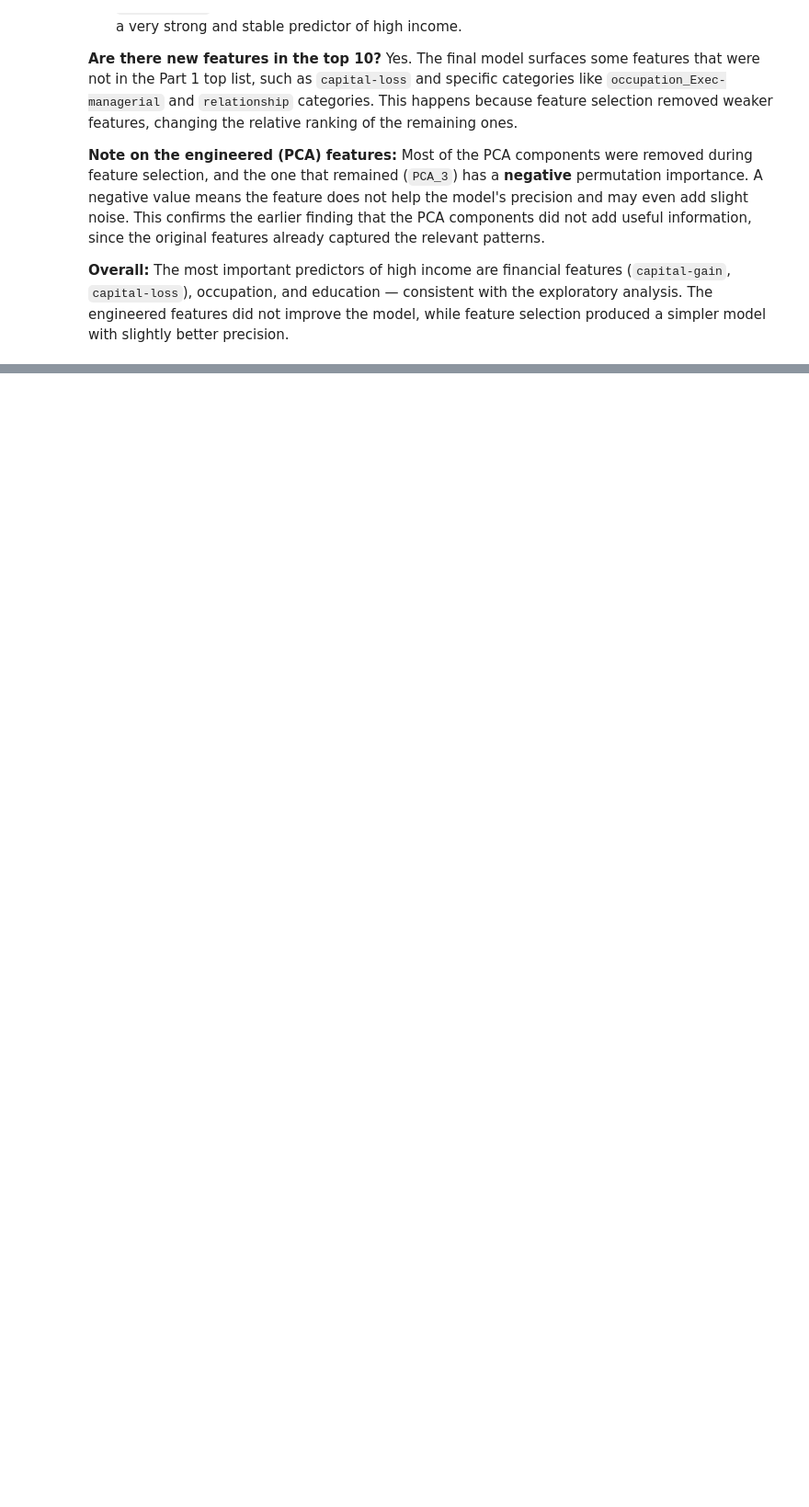
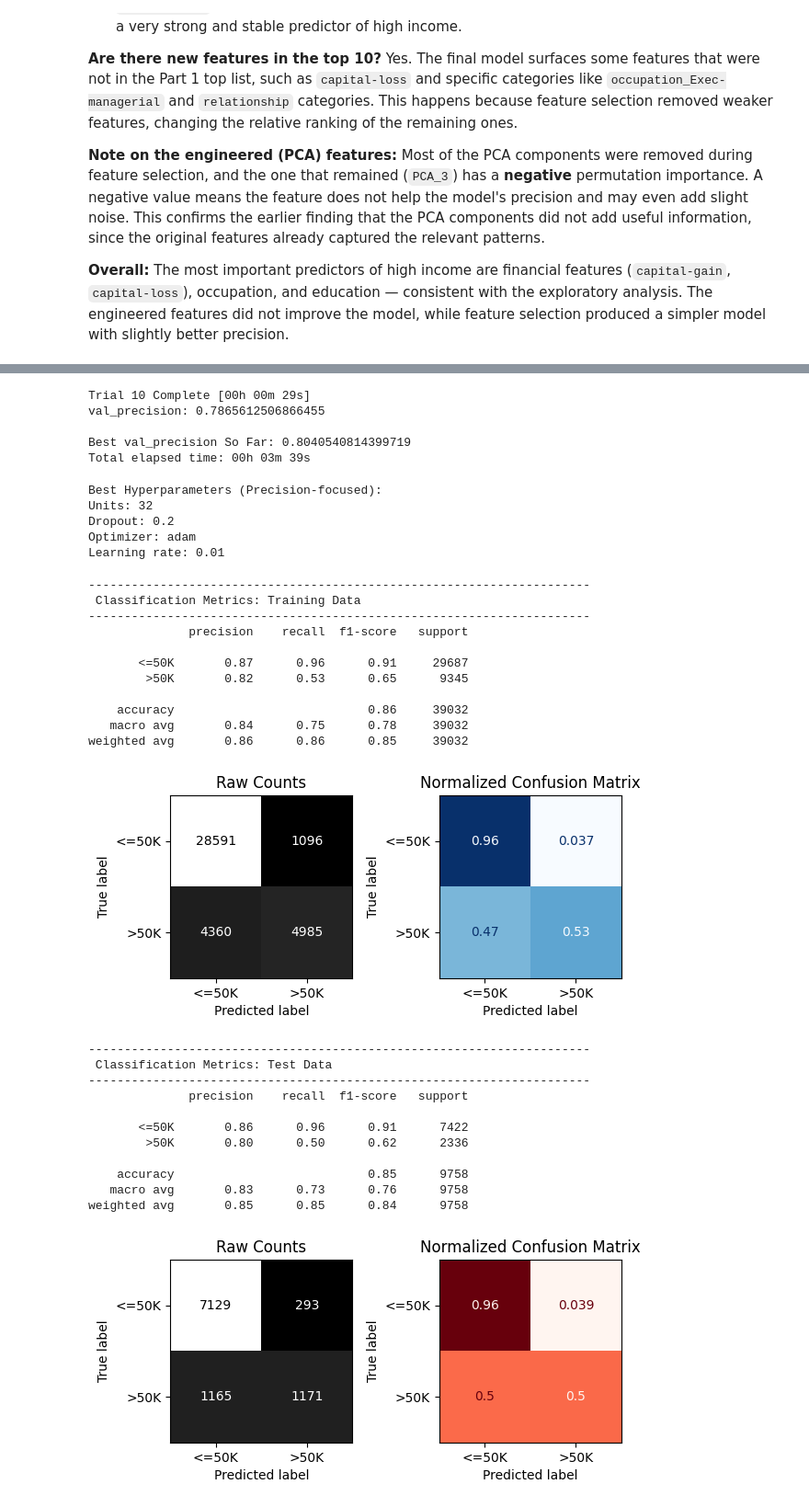
Before and after one commit to Hala-sala7/adult-income-dataset, a Jupyter notebook: project2.ipynb, the cells around one changed output, grey strips where cells are left out. Shown at 92% size. Saved outputs shown, nothing was run; the diff lists cells and outputs as text; code cells hidden in the pictures; blank space fills up the shorter version.

```diff
--- a/project2.ipynb
+++ b/project2.ipynb
@@ -1446,0 +1695,12 @@ Most of the PCA components were removed during feature selection, and the one th
+# %%
+from tensorflow.keras.callbacks import EarlyStopping
+
+# Search for the best validation PRECISION (aligned with the business case)
+tuner = kt.RandomSearch(
+    build_model,
+    objective=kt.Objective('val_precision', direction='max'),
+    max_trials=10,
+    directory='kt_tuning',
+    project_name='income_nn',
+    overwrite=True
+)
@@ -1446,0 +1709,64 @@ Most of the PCA components were removed during feature selection, and the one th
+# %%
+tuner.search(
+    X_train_processed, y_train_nn,
+    epochs=50,
+    validation_split=0.2,
+    callbacks=[early_stop],
+    verbose=1
+)
+# %% [output]
+Trial 10 Complete [00h 00m 29s]
+val_precision: 0.7865612506866455
+
+Best val_precision So Far: 0.8040540814399719
+Total elapsed time: 00h 03m 39s
+# %%
+# Get the best model and its hyperparameters
+best_model = tuner.get_best_models(num_models=1)[0]
+best_hp = tuner.get_best_hyperparameters(num_trials=1)[0]
+
+print("Best Hyperparameters (Precision-focused):")
+print("Units:", best_hp.get('units'))
+print("Dropout:", best_hp.get('dropout'))
+print("Optimizer:", best_hp.get('optimizer'))
+print("Learning rate:", best_hp.get('learning_rate'))
+# %% [output]
+Best Hyperparameters (Precision-focused):
+Units: 32
+Dropout: 0.2
+Optimizer: adam
+Learning rate: 0.01
+# %%
+# Wrap the best model and evaluate it on the unseen test data
+best_nn_wrapped = KerasModelWrapper(best_model)
+
+evaluate_classification(
+    best_nn_wrapped,
+    X_train_processed, y_train,
+    X_test_processed, y_test
+)
+# %% [output]
+----------------------------------------------------------------------
+ Classification Metrics: Training Data
+----------------------------------------------------------------------
+              precision    recall  f1-score   support
+
+       <=50K       0.87      0.96      0.91     29687
+        >50K       0.82      0.53      0.65      9345
+
+    accuracy                           0.86     39032
+   macro avg       0.84      0.75      0.78     39032
+weighted avg       0.86      0.86      0.85     39032
+[figure, added]
+----------------------------------------------------------------------
+ Classification Metrics: Test Data
+----------------------------------------------------------------------
+              precision    recall  f1-score   support
+
+       <=50K       0.86      0.96      0.91      7422
+        >50K       0.80      0.50      0.62      2336
+
+    accuracy                           0.85      9758
+   macro avg       0.83      0.73      0.76      9758
+weighted avg       0.85      0.85      0.84      9758
+[figure, added]
```
Also changed, not shown: parts of 21 cells of this notebook.
